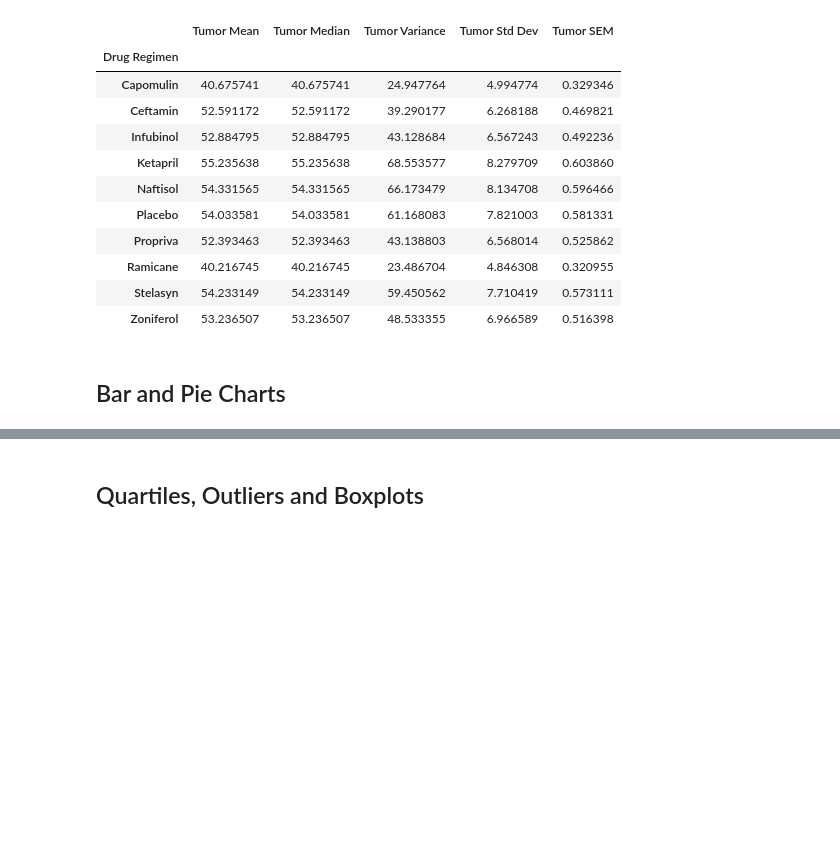
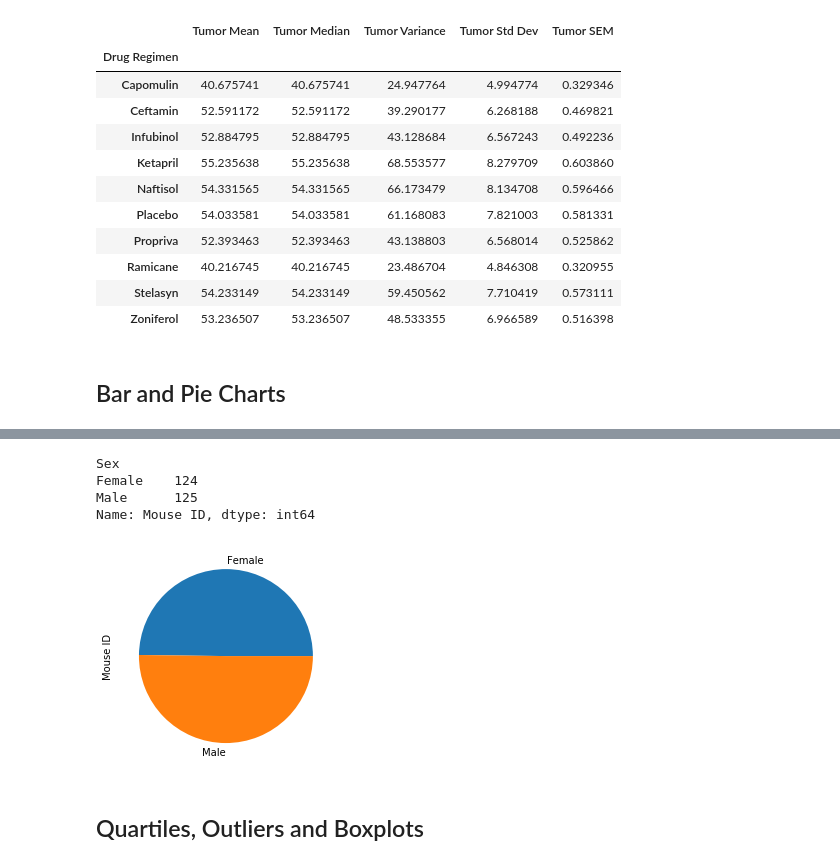
Before and after one commit to Turtles173/Matplotlib_challenge, a Jupyter notebook: Pymaceuticals/pymaceuticals_starter - TT.ipynb, the cells around one changed output, grey strips where cells are left out. Cells and saved outputs as stored; diff of their text form; code cells hidden in the pictures; blank space fills up the shorter version.

```diff
--- a/Pymaceuticals/pymaceuticals_starter - TT.ipynb
+++ b/Pymaceuticals/pymaceuticals_starter - TT.ipynb
@@ -280,2 +294,15 @@ NameError: name 'sts' is not defined
 # %%
 # Generate a pie plot showing the distribution of female versus male mice using pandas
+gender_count = clean_mice.groupby("Sex").nunique()["Mouse ID"]
+gender_count
+# %% [output]
+Sex
+Female    124
+Male      125
+Name: Mouse ID, dtype: int64
+# %%
+#Create a pie chart using Pandas????
+gender_count_chart = gender_count.plot(kind="pie")
+plt.show()
+# %% [output]
+[figure, added]
```
Also changed, not shown: parts of 33 cells of this notebook.
